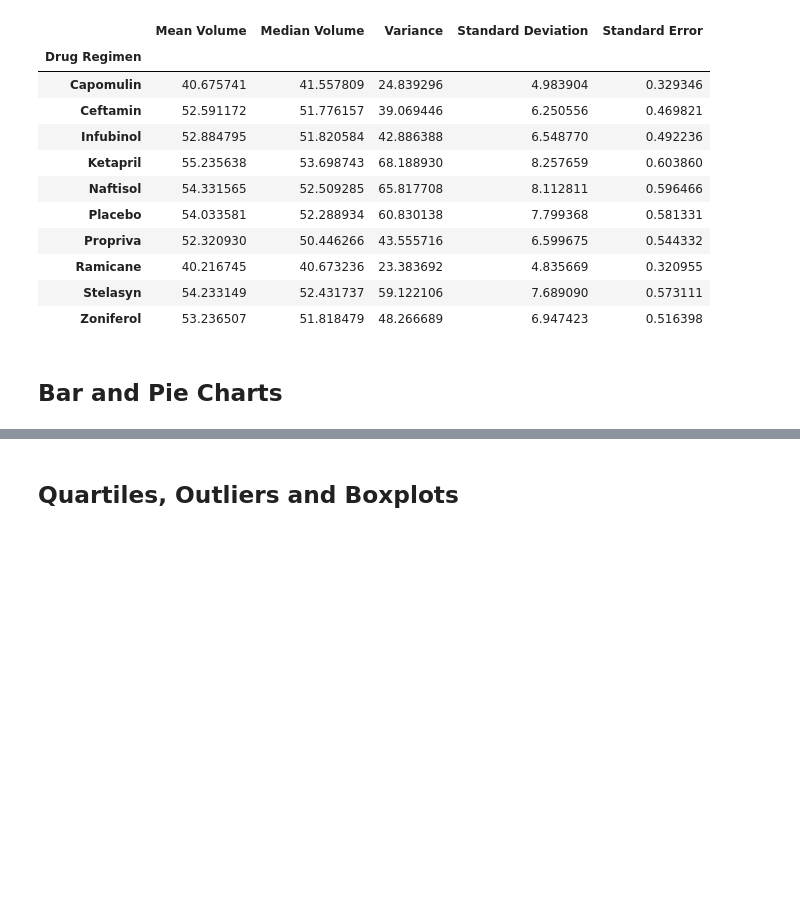
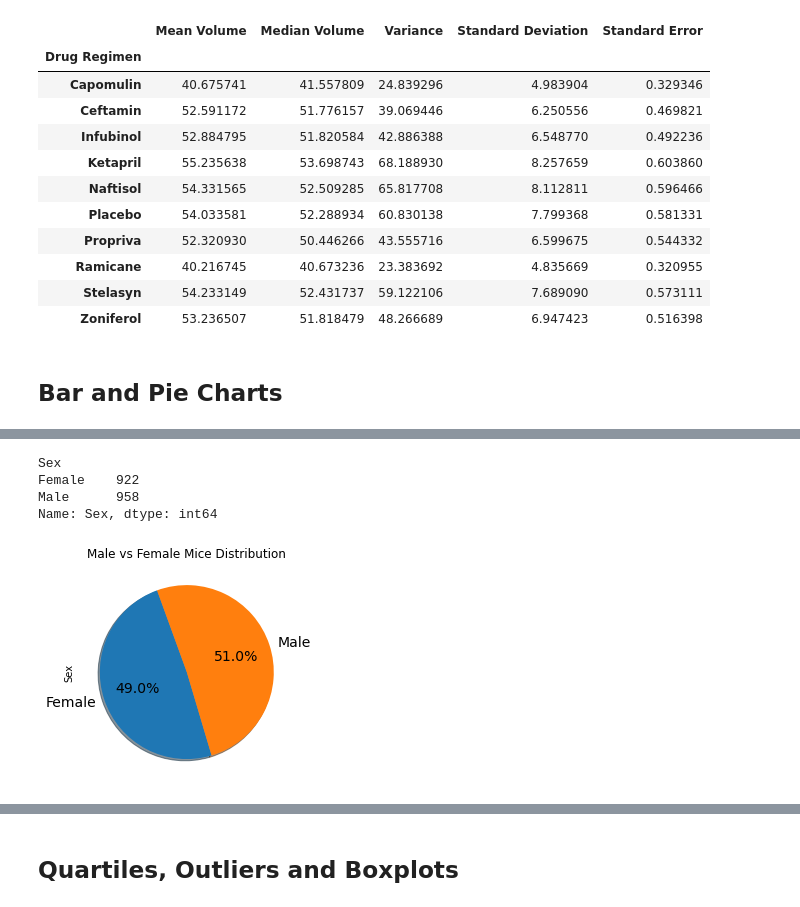
Before and after one commit to ashante112/matplotlib-challenge, a Jupyter notebook: Pymaceuticals/pymaceuticals_starter.ipynb, the cells around one changed output, grey strips where cells are left out. Saved outputs shown, nothing was run; the diff lists cells and outputs as text; code cells hidden in the pictures; blank space fills up the shorter version.

```diff
--- a/Pymaceuticals/pymaceuticals_starter.ipynb
+++ b/Pymaceuticals/pymaceuticals_starter.ipynb
@@ -220 +255,19 @@ plt.show()
+# %%
+# Create dataframe showing counts of mice by sex
+sex_df = clean_df.groupby(['Sex'])
+sex_count = sex_df['Sex'].count()
+sex_count.head()
+# %% [output]
+Sex
+Female    922
+Male      958
+Name: Sex, dtype: int64
+# %%
+# Generate a pie plot showing the distribution of female versus male mice using pandas
+genders = sex_count.index.values
+
+sex_count.plot(kind='pie', title="Male vs Female Mice Distribution", autopct='%1.1f%%', startangle= 110,shadow=True, fontsize=14,legend =False)
+plt.show()
+# %% [output]
+[figure, added]
 # %%
```
Also changed, not shown: parts of 9 cells of this notebook, 2 other files.
